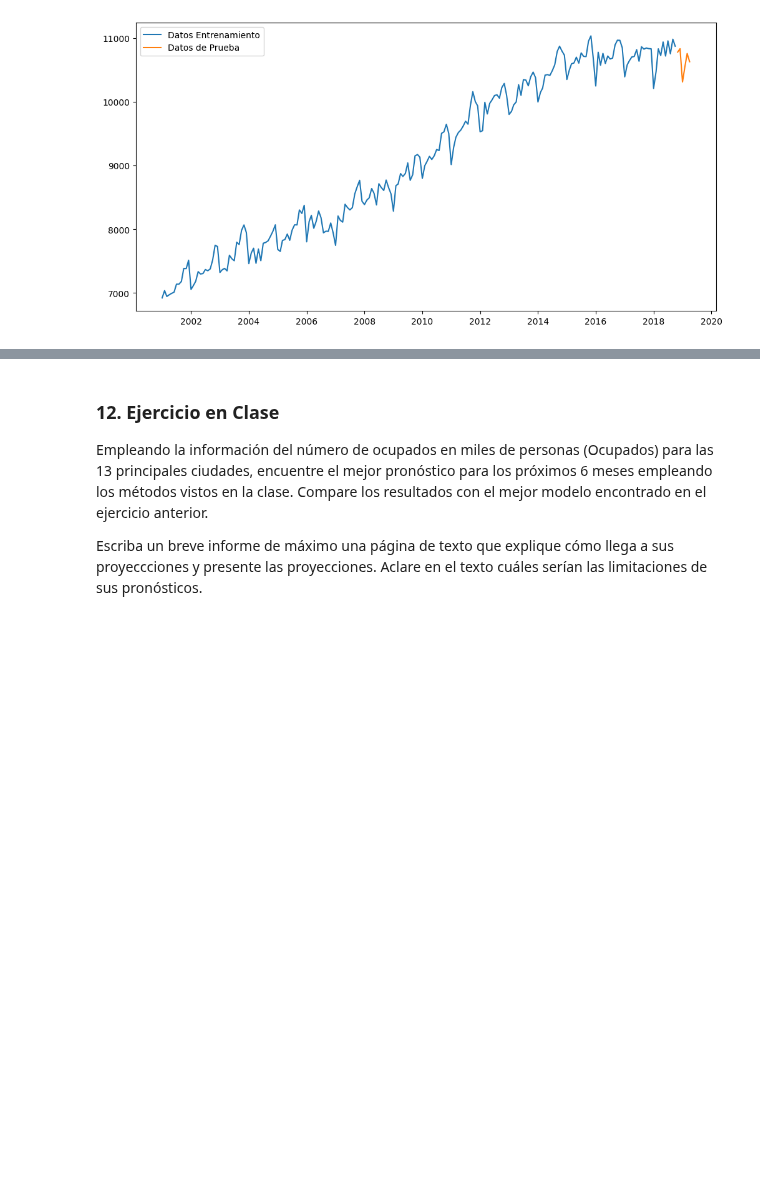
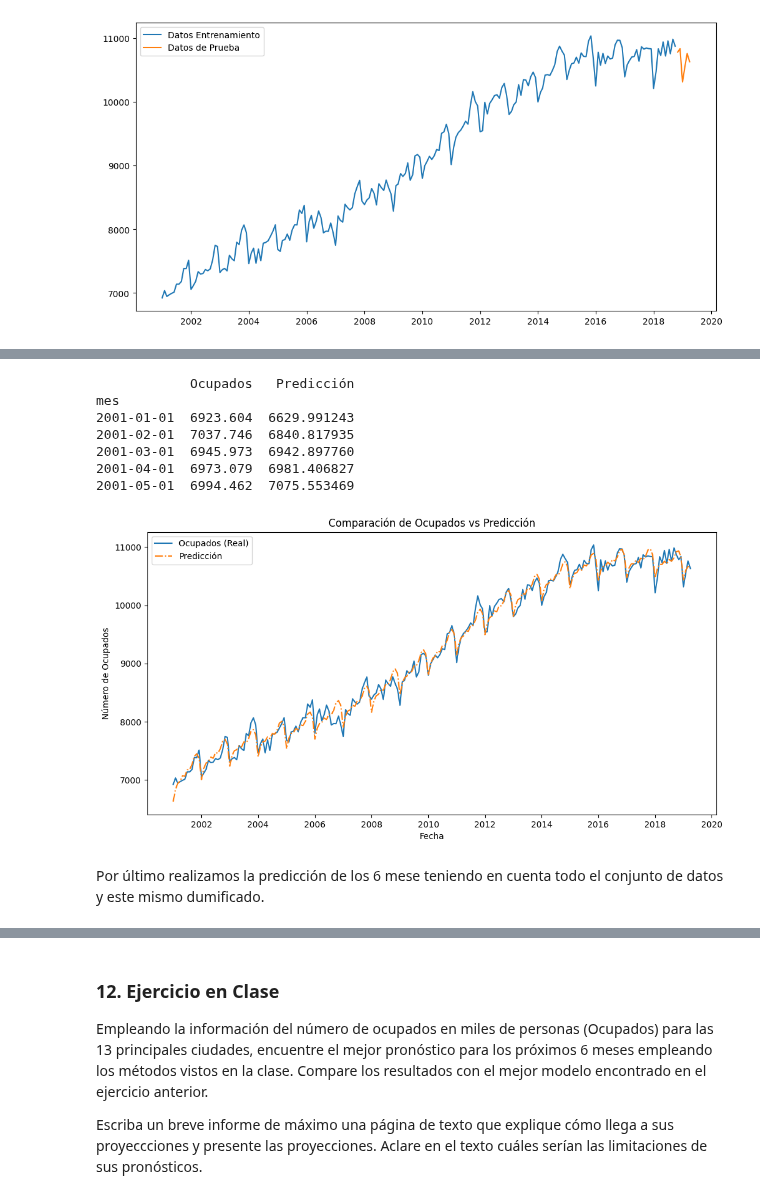
Before and after one commit to alfa7g7/Fundamentos-analitica-II, a Jupyter notebook: Clase 2/fundamentos_analítica_clase2_Tarea.ipynb, the cells around one changed output, grey strips where cells are left out. Saved outputs shown, nothing was run; the diff lists cells and outputs as text; code cells hidden in the pictures; blank space fills up the shorter version.

```diff
--- a/Clase 2/fundamentos_analítica_clase2_Tarea.ipynb
+++ b/Clase 2/fundamentos_analítica_clase2_Tarea.ipynb
@@ -473,6 +125,0 @@ plt.show()
-# %%
-range_dates = pd.date_range(data.index[-1]+ relativedelta(months=1), periods=12,freq='MS')
-
-x_for = pd.get_dummies(range_dates.month,drop_first=True)
-X_for= sm.add_constant(x_for)
-X_for= X_for.astype(float) # modificacion para que corra
@@ -696,0 +261,37 @@ plt.show()
+# %%
+# Preparar las variables para todo el dataset (220 datos)
+x_full = np.linspace(1, len(month_dummies), len(month_dummies))
+X_full = np.vander(x_full, N=orden+1)
+
+# Añadir las variables dummy (estacionalidad)
+X_full_season = np.concatenate([X_full, month_dummies.iloc[:, 4:].values], axis=1)
+
+# Usar los betas para predecir los valores
+y_pred_full = np.dot(X_full_season, betas)
+
+# Añadir las predicciones al DataFrame original
+month_dummies['Predicción'] = y_pred_full
+
+# Mostrar las primeras filas del DataFrame con la predicción
+print(month_dummies[['Ocupados', 'Predicción']].head())
+
+# Generar el gráfico de "Ocupados" vs "Predicción"
+plt.figure(figsize=(12, 6))
+plt.plot(month_dummies.index, month_dummies['Ocupados'], label='Ocupados (Real)')
+plt.plot(month_dummies.index, month_dummies['Predicción'], label='Predicción', linestyle='-.')
+plt.title('Comparación de Ocupados vs Predicción')
+plt.xlabel('Fecha')
+plt.ylabel('Número de Ocupados')
+plt.legend()
+plt.show()
+# %% [output]
+            Ocupados   Predicción
+mes
+2001-01-01  6923.604  6629.991243
+2001-02-01  7037.746  6840.817935
+2001-03-01  6945.973  6942.897760
+2001-04-01  6973.079  6981.406827
+2001-05-01  6994.462  7075.553469
+[figure, added]
+# %% [markdown]
+Por último realizamos la predicción de los 6 mese teniendo en cuenta todo el conjunto de datos y este mismo dumificado.
```
Also changed, not shown: parts of 56 cells of this notebook.
